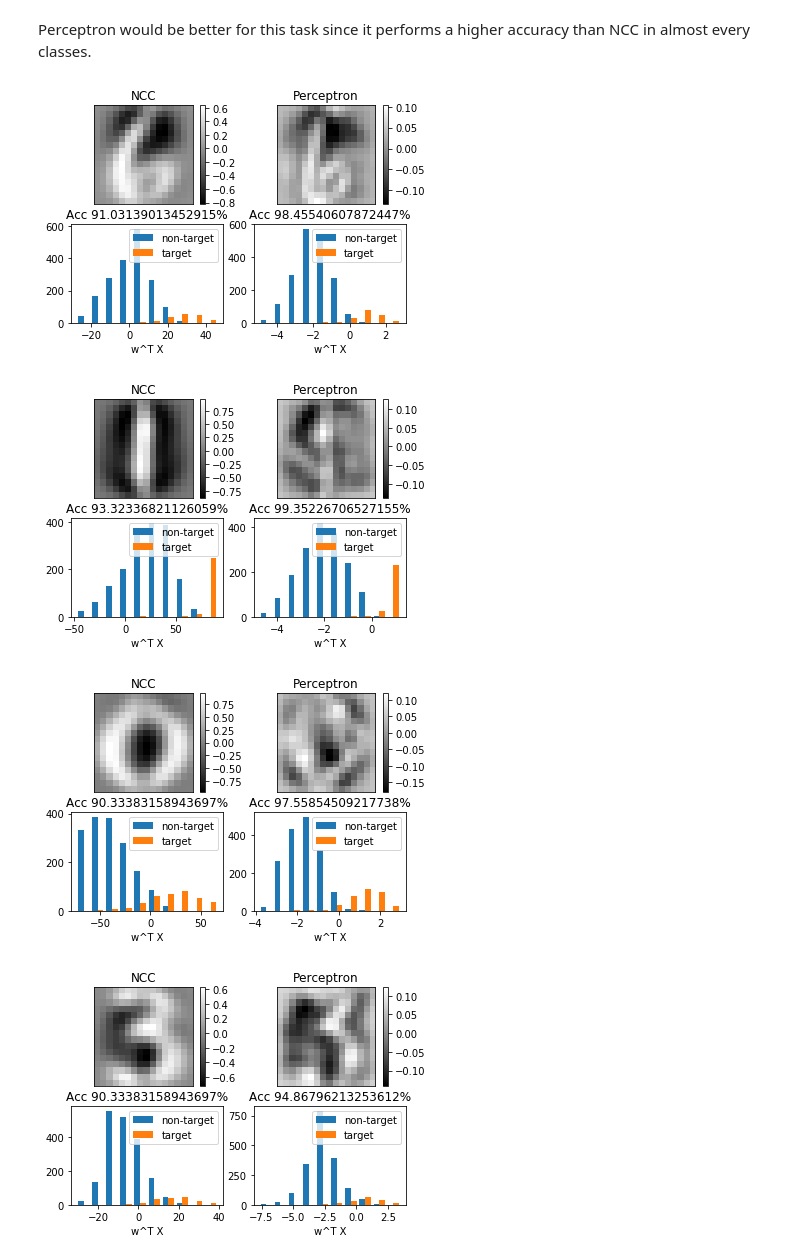
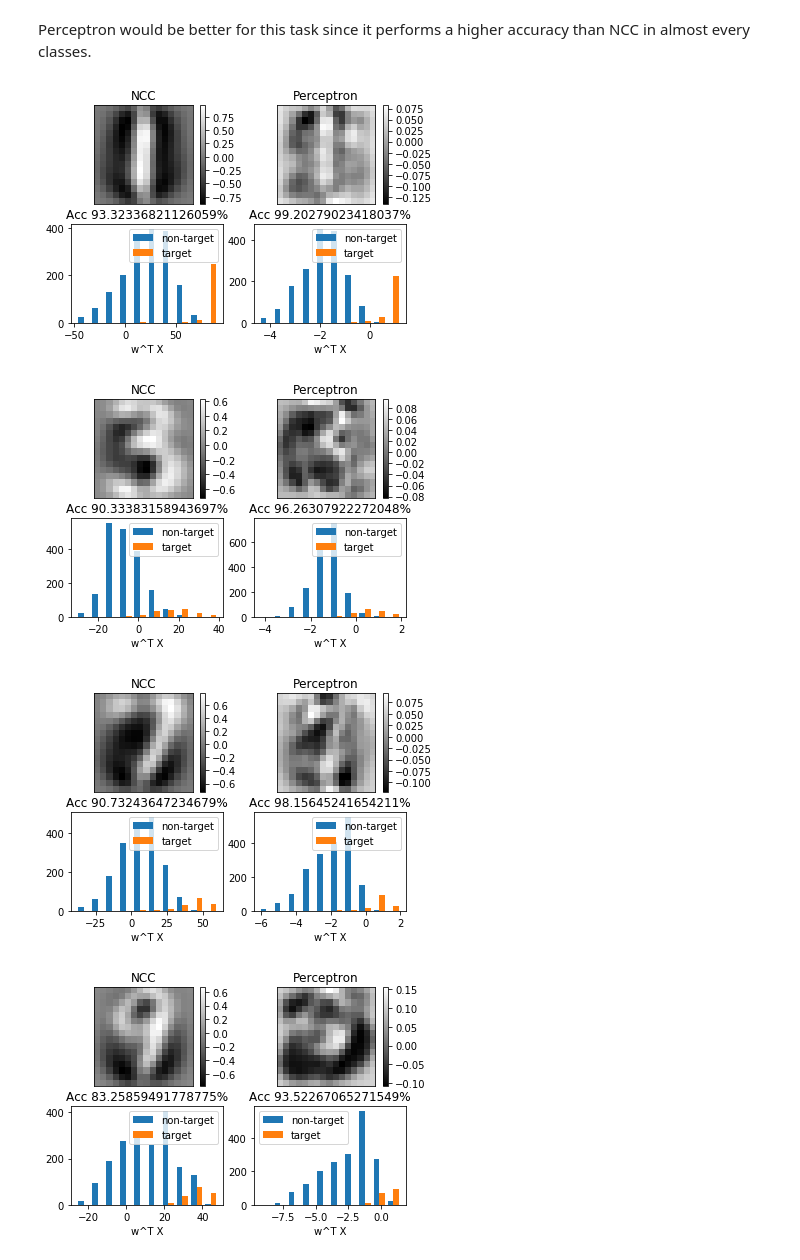
Before and after one commit to smejkka3/CA, a Jupyter notebook: Assigment1/Solution_HuiranLiu/CA_Assignment1.ipynb, the cells around one changed output. Saved outputs shown, nothing was run; the diff lists cells and outputs as text; code cells hidden in the pictures.

```diff
--- a/Assigment1/Solution_HuiranLiu/CA_Assignment1.ipynb
+++ b/Assigment1/Solution_HuiranLiu/CA_Assignment1.ipynb
@@ -317,11 +317,11 @@ Call the function several times for different digits. Do you notice a performanc
 # %% [markdown]
 Perceptron would be better for this task since it performs a higher accuracy than NCC in almost every classes.
 # %%
-seq=[6,1,0,3]
+seq=[1,3,7,9]
 for i in seq:
     compare_classifiers(digit = i)
 # %% [output]
-[figure, old version]
+[figure, new version]
-[figure, old version]
+[figure, new version]
-[figure, old version]
+[figure, new version]
-[figure, old version]
+[figure, new version]
```
Also changed, not shown: parts of 1 cell of this notebook, 3 other files.
